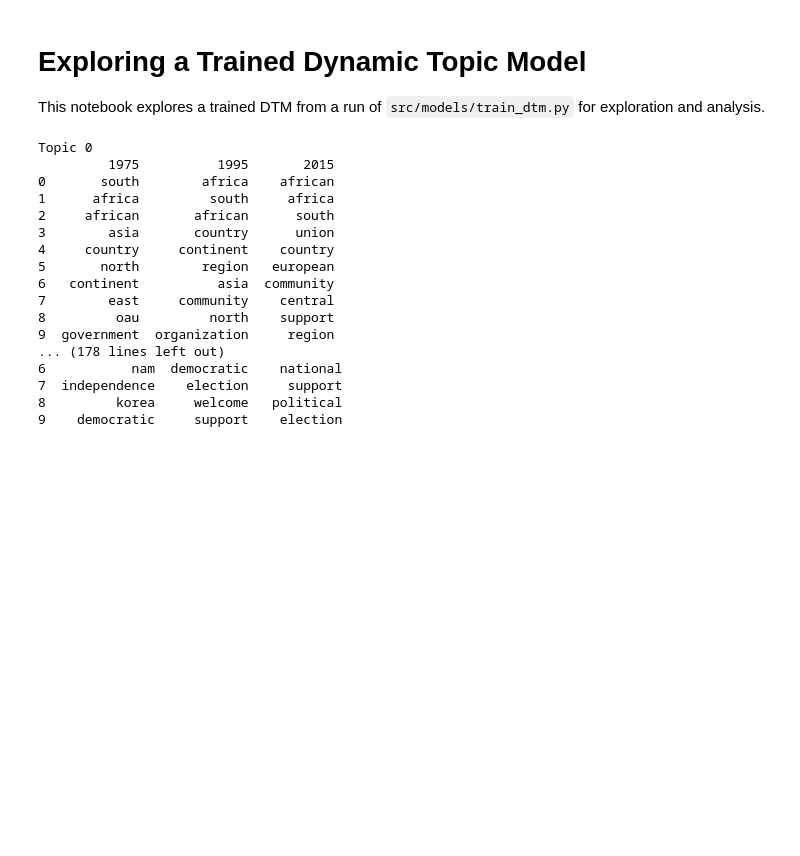
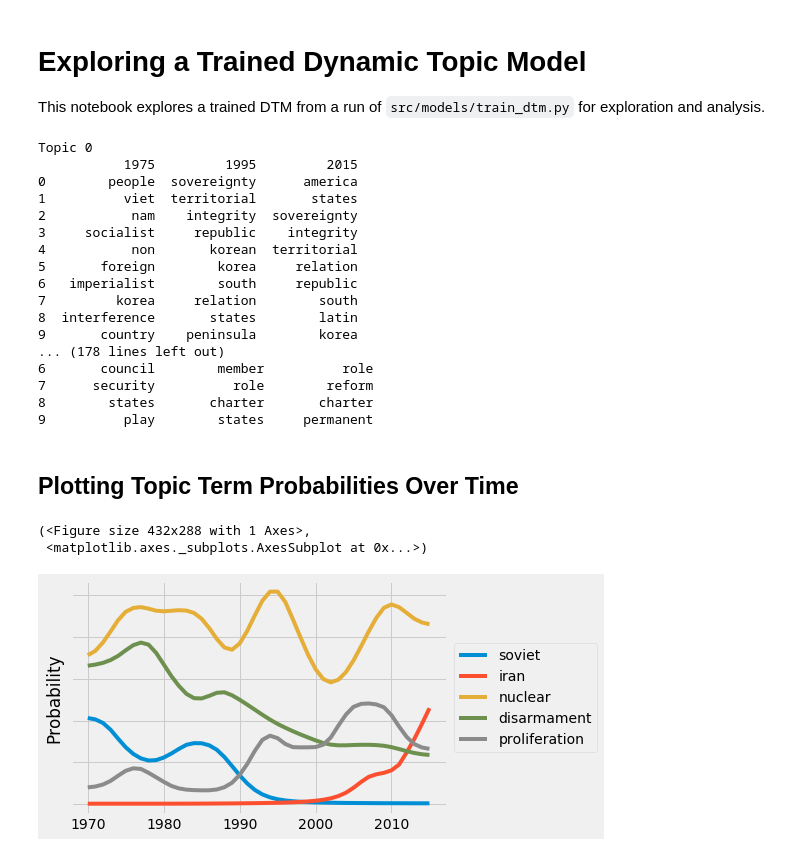
Before and after one commit to llefebure/un-general-debates, a Jupyter notebook: notebooks/DTM Exploration.ipynb, the cells around one changed output. Cells and saved outputs as stored; diff of their text form; code cells hidden in the pictures; blank space fills up the shorter version.

```diff
--- a/notebooks/DTM Exploration.ipynb
+++ b/notebooks/DTM Exploration.ipynb
@@ -8,25 +10,33 @@ from IPython.display import HTML, display
 from src.models.dtm import Dtm
 %matplotlib inline
 # %%
-model = Dtm.load('2019-01-06T05:46:10')
+model = Dtm.load('2019-03-17T11:09:35')
 model.summary([1975, 1995, 2015])
 # %% [output]
 Topic 0
-         1975          1995       2015
-0       south        africa    african
-1      africa         south     africa
-2     african       african      south
-3        asia       country      union
-4     country     continent    country
-5       north        region   european
-6   continent          asia  community
-7        east     community    central
-8         oau         north    support
-9  government  organization     region
+           1975         1995         2015
+0        people  sovereignty      america
+1          viet  territorial       states
+2           nam    integrity  sovereignty
+3     socialist     republic    integrity
+4           non       korean  territorial
+5       foreign        korea     relation
+6   imperialist        south     republic
+7         korea     relation        south
+8  interference       states        latin
+9       country    peninsula        korea
 ... (178 lines left out)
-6           nam  democratic    national
-7  independence    election     support
-8         korea     welcome   political
-9    democratic     support    election
+6       council        member          role
+7      security          role        reform
+8        states       charter       charter
+9          play        states     permanent
 # %%
 model.original_corpus.load_spacy_cache()
+# %% [markdown]
+## Plotting Topic Term Probabilities Over Time
+# %%
+model.plot_terms(7, ['soviet', 'iran', 'nuclear', 'disarmament', 'proliferation'])
+# %% [output]
+(<Figure size 432x288 with 1 Axes>,
+ <matplotlib.axes._subplots.AxesSubplot at 0x...>)
+[figure, added]
```
Also changed, not shown: parts of 3 cells of this notebook, 3 other files.
